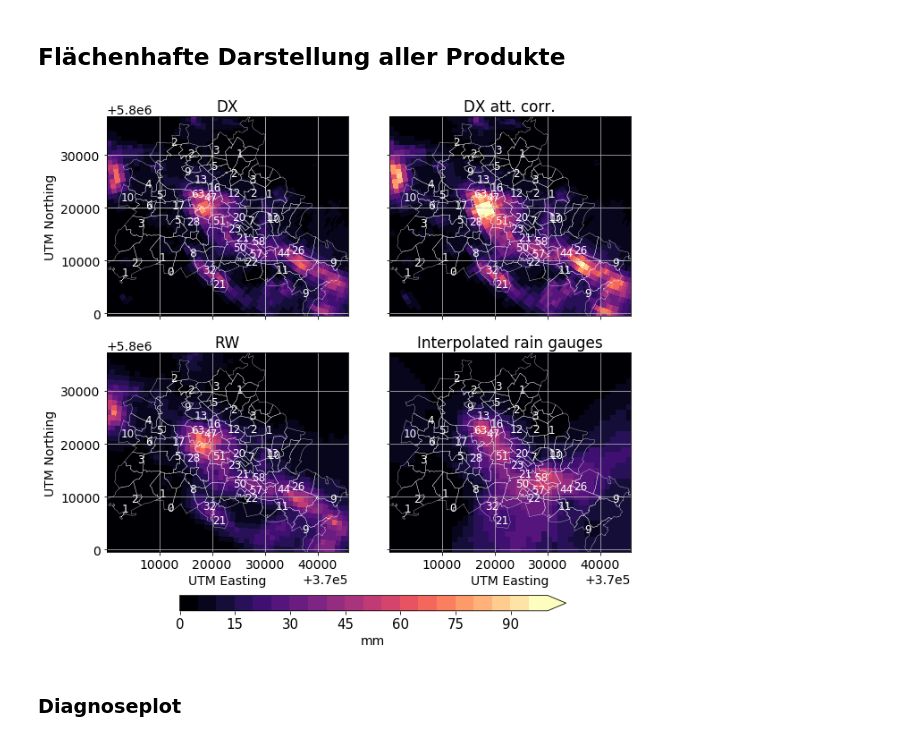
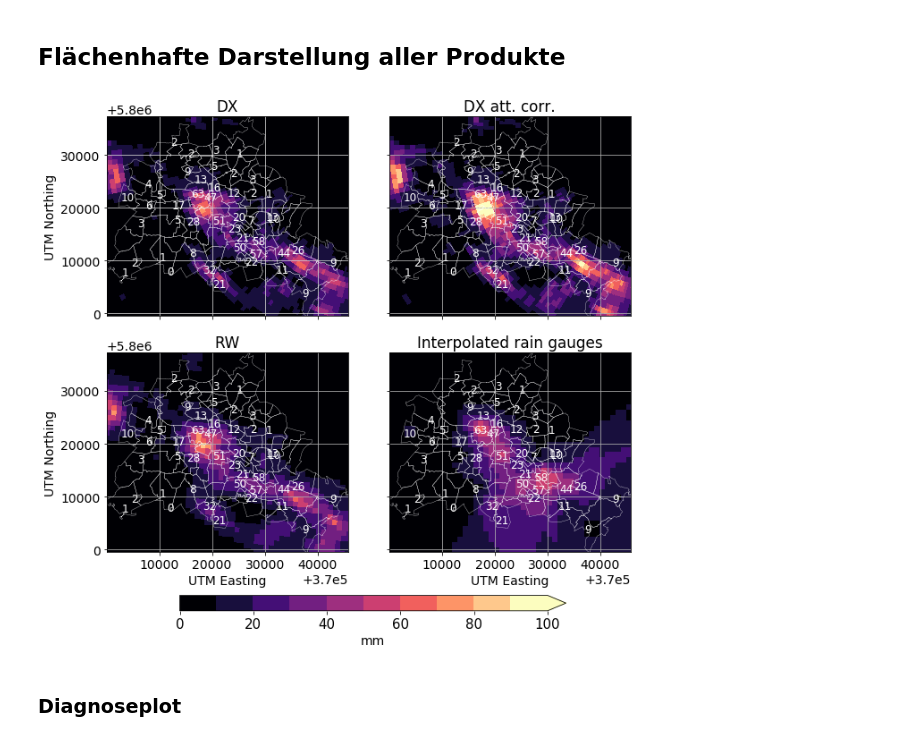
Before and after one commit to heistermann/rain-in-berlin, a Jupyter notebook: berlin_reanalysis-2019.ipynb, the cells around one changed output. Cells and saved outputs as stored; diff of their text form; code cells hidden in the pictures.

```diff
--- a/berlin_reanalysis-2019.ipynb
+++ b/berlin_reanalysis-2019.ipynb
@@ -353,7 +353,7 @@ linecolor = "white"
 
 cmap = plt.cm.magma#plt.cm.nipy_spectral
 
-bounds = np.arange(0, 105, 5)
+bounds = np.arange(0, 110, 10)
 lenmap = len(bounds) - 1
 colornums = [int(i*(cmap.N-1)/(lenmap-1)) for i in (np.arange(lenmap))]
 colors = [cmap(i) for i in colornums]
@@ -431,34 +431,34 @@ plt.sca(axs[axi])
 ax = axs[axi]
 ax.set_aspect("equal")
 pm = plt.pcolormesh(xtrg, ytrg, ip, cmap=listedcmap, norm=norm)
 wradlib.vis.add_lines(ax, borders, color=linecolor, lw=0.3)
 plt.grid()
 plt.xlabel("UTM Easting")#, fontsize=fontsize)
 #plt.ylabel("UTM Northing")
 #plt.xlim(bbox[0], bbox[1])
 #plt.ylim(bbox[2], bbox[3])
 plt.title("Interpolated rain gauges")#, fontsize=fontsize)
 for i in gix:
     plt.text(gauges.x[i], gauges.y[i], "%d" % tmpg.sum()[i],
              horizontalalignment='center', verticalalignment='center',
              color="white", fontsize=12)
 ## Good gages which are in fact bad
 #bgix = np.where(np.array(gdata.sum()[gix]) < 20.)[0]
 #for i in gix[bgix]:
 #    plt.plot(gauges.x[i], gauges.y[i], "ro", mfc="None", ms=20, mew=2)
 plt.ticklabel_format(axis="x", useOffset=xoffset)
 plt.ticklabel_format(axis="y", useOffset=yoffset)
 
 plt.tight_layout()
 #fig.subplots_adjust(bottom=0.01)
 cbar_ax = fig.add_axes([0.25, -0.02, 0.6, 0.03])
 cb = fig.colorbar(pm, cax=cbar_ax, orientation="horizontal", extend="max")
 cb.set_label("mm")#, fontsize)#=fontsize)
 cb.ax.tick_params(labelsize=15)
 
 plt.savefig("docs/events/rainmap_%s.png" % eventnames[eventix], dpi=300, bbox_inches="tight")
 # %% [output]
-[figure, old version]
+[figure, new version]
 # %% [markdown]
 ### Diagnoseplot
 # %%
```
Also changed, not shown: 1 other file.
